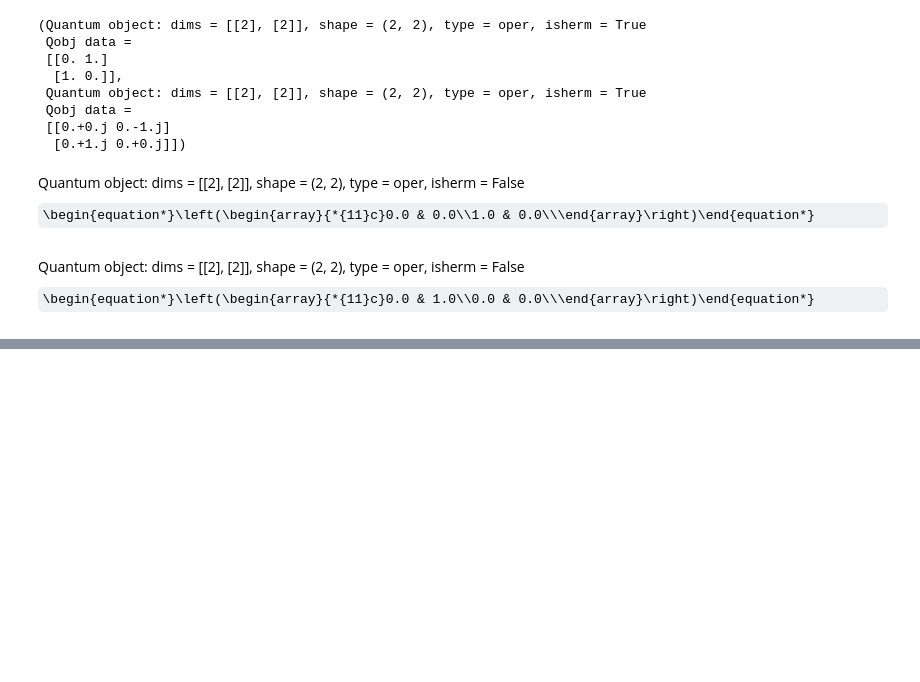
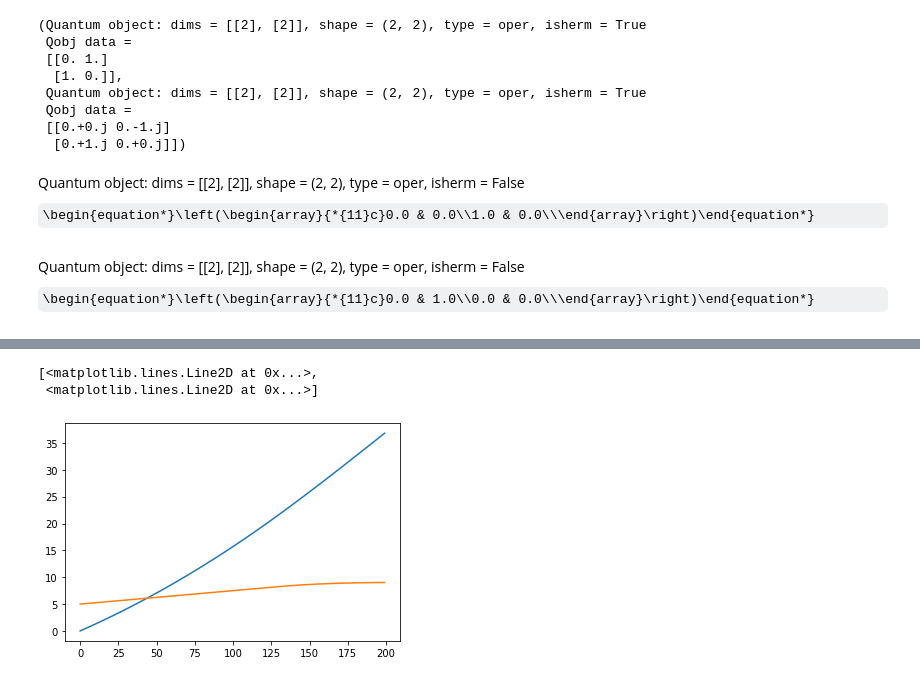
Before and after one commit to morgatron/spylind, a Jupyter notebook: spylind/working/autograd_test.ipynb, the cells around one changed output, grey strips where cells are left out. Drawn from its saved outputs; the diff is of its cells as text; code cells hidden in the pictures; some formulas as TeX source; blank space fills up the shorter version.

```diff
--- a/spylind/working/autograd_test.ipynb
+++ b/spylind/working/autograd_test.ipynb
@@ -1061,0 +1348,6 @@ Quantum object: dims = [[2], [2]], shape = (2, 2), type = oper, isherm = False\b
+# %%
+plt.plot(results.states.numpy())
+# %% [output]
+[<matplotlib.lines.Line2D at 0x...>,
+ <matplotlib.lines.Line2D at 0x...>]
+[figure, added]
```
Also changed, not shown: parts of 18 cells of this notebook, 1 other file.
